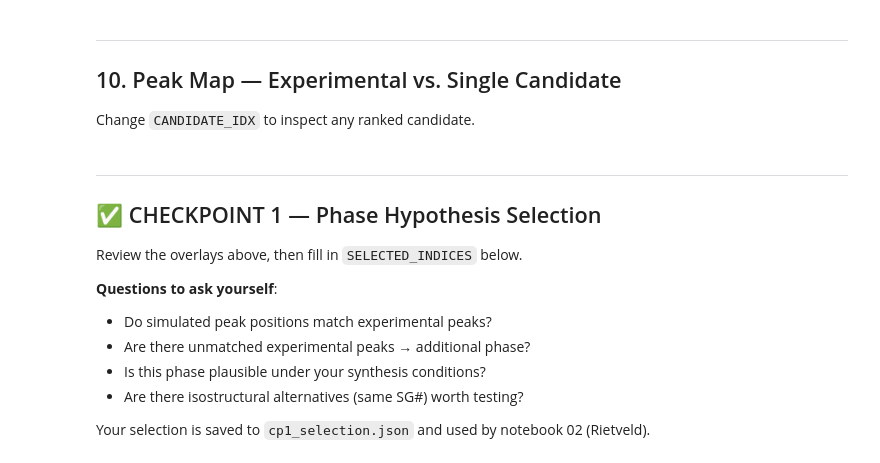
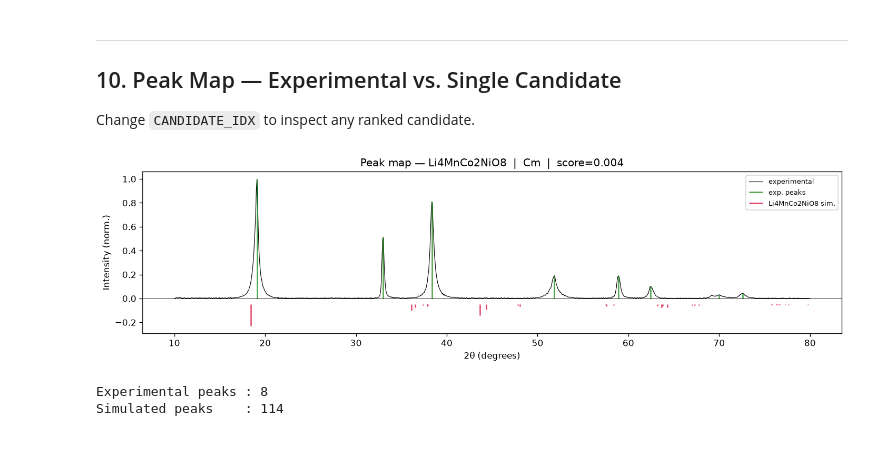
Before and after one commit to amit-roy-lohum/XRD-Analysis, a Jupyter notebook: notebooks/notebook_01_phase_id.ipynb, the cells around one changed output. Saved outputs shown, nothing was run; the diff lists cells and outputs as text; code cells hidden in the pictures.

```diff
--- a/notebooks/notebook_01_phase_id.ipynb
+++ b/notebooks/notebook_01_phase_id.ipynb
@@ -439,35 +738,26 @@ plt.tight_layout(); plt.show()
 
 Change `CANDIDATE_IDX` to inspect any ranked candidate.
 # %%
-CANDIDATE_IDX = 0
+CANDIDATE_IDX = 7
 
 c = ranked[CANDIDATE_IDX]
 exp_pk_tt, exp_pk_I = extract_peaks(processed)
 sim_tt = np.array(c.simulated_pattern.x)
 sim_I  = np.array(c.simulated_pattern.y) / 100.0
 
 fig, ax = plt.subplots(figsize=(12, 3.5))
 ax.plot(processed.two_theta, processed.intensity / processed.intensity.max(), lw=0.7, color='k', label='experimental')
 ax.vlines(exp_pk_tt,  0,  exp_pk_I,          color='green',  lw=1.5, alpha=0.7, label='exp. peaks')
 ax.vlines(sim_tt,    -0.05, -0.05 - 0.18*sim_I, color='crimson', lw=1.5, alpha=0.8, label=f'{c.formula} sim.')
 ax.axhline(0, color='k', lw=0.5)
 ax.set_xlabel('2θ (degrees)'); ax.set_ylabel('Intensity (norm.)')
 ax.set_title(f'Peak map — {c.formula}  |  {c.space_group}  |  score={c.score:.3f}')
 ax.legend(fontsize=8)
 plt.tight_layout(); plt.show()
 
 print(f"Experimental peaks : {len(exp_pk_tt)}")
 print(f"Simulated peaks    : {len(sim_tt)}")
+# %% [output]
+[figure, added]
+Experimental peaks : 8
+Simulated peaks    : 114
-# %% [markdown]
----
-## ✅  CHECKPOINT 1 — Phase Hypothesis Selection
-
-Review the overlays above, then fill in `SELECTED_INDICES` below.
-
-**Questions to ask yourself**:
-- Do simulated peak positions match experimental peaks?
-- Are there unmatched experimental peaks → additional phase?
-- Is this phase plausible under your synthesis conditions?
-- Are there isostructural alternatives (same SG#) worth testing?
-
-Your selection is saved to `cp1_selection.json` and used by notebook 02 (Rietveld).
```
Also changed, not shown: parts of 14 cells of this notebook, 12 other files.
